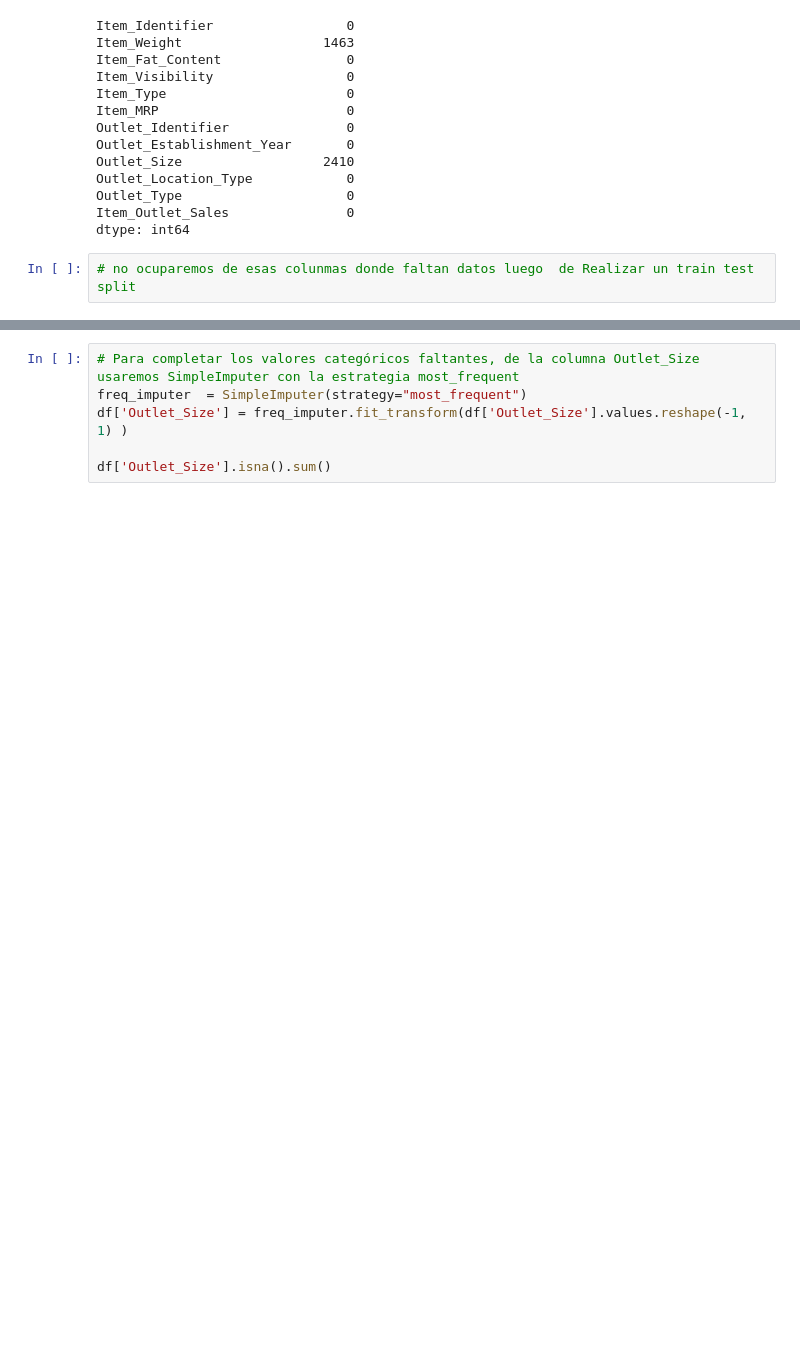
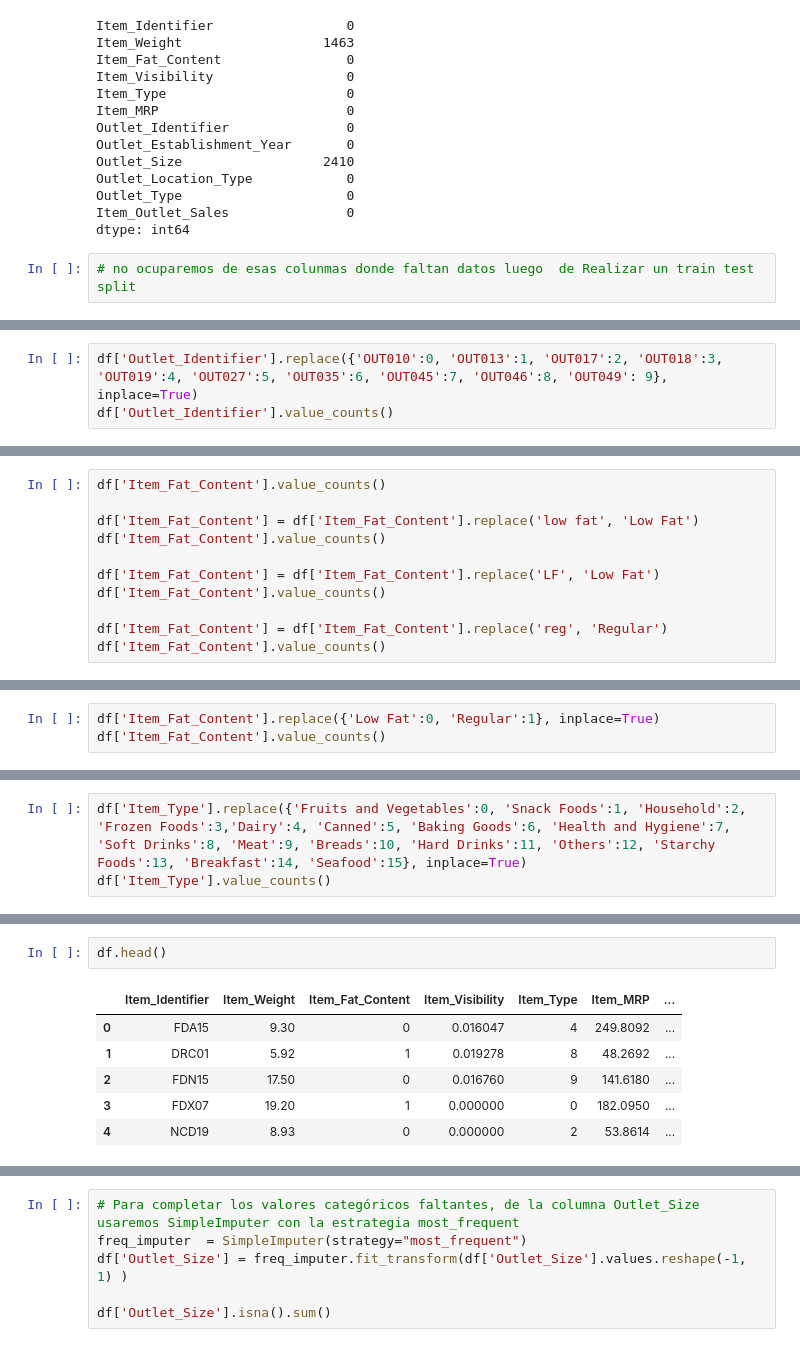
Before and after one commit to cristiank1038/predicciones-ventas-alimenticias, a Jupyter notebook: Actividad_sales_predictions.ipynb, the cells around one changed output, grey strips where cells are left out. Saved outputs shown, nothing was run; the diff lists cells and outputs as text; blank space fills up the shorter version.

```diff
--- a/Actividad_sales_predictions.ipynb
+++ b/Actividad_sales_predictions.ipynb
@@ -545,0 +586,3 @@ df['Item_Weight'].isna().sum()
+# %%
+df['Outlet_Identifier'].replace({'OUT010':0, 'OUT013':1, 'OUT017':2, 'OUT018':3, 'OUT019':4, 'OUT027':5, 'OUT035':6, 'OUT045':7, 'OUT046':8, 'OUT049': 9}, inplace=True)
+df['Outlet_Identifier'].value_counts()
@@ -545,0 +610,11 @@ df['Item_Weight'].isna().sum()
+# %%
+df['Item_Fat_Content'].value_counts()
+
+df['Item_Fat_Content'] = df['Item_Fat_Content'].replace('low fat', 'Low Fat')
+df['Item_Fat_Content'].value_counts()
+
+df['Item_Fat_Content'] = df['Item_Fat_Content'].replace('LF', 'Low Fat')
+df['Item_Fat_Content'].value_counts()
+
+df['Item_Fat_Content'] = df['Item_Fat_Content'].replace('reg', 'Regular')
+df['Item_Fat_Content'].value_counts()
@@ -545,0 +625,3 @@ df['Item_Weight'].isna().sum()
+# %%
+df['Item_Fat_Content'].replace({'Low Fat':0, 'Regular':1}, inplace=True)
+df['Item_Fat_Content'].value_counts()
@@ -545,0 +652,3 @@ df['Item_Weight'].isna().sum()
+# %%
+df['Item_Type'].replace({'Fruits and Vegetables':0, 'Snack Foods':1, 'Household':2, 'Frozen Foods':3,'Dairy':4, 'Canned':5, 'Baking Goods':6, 'Health and Hygiene':7, 'Soft Drinks':8, 'Meat':9, 'Breads':10, 'Hard Drinks':11, 'Others':12, 'Starchy Foods':13, 'Breakfast':14, 'Seafood':15}, inplace=True)
+df['Item_Type'].value_counts()
@@ -545,0 +673,9 @@ df['Item_Weight'].isna().sum()
+# %%
+df.head()
+# %% [output]
+|  | Item_Identifier | Item_Weight | Item_Fat_Content | Item_Visibility | Item_Type | Item_MRP | ... |
+| 0 | FDA15 | 9.30 | 0 | 0.016047 | 4 | 249.8092 | ... |
+| 1 | DRC01 | 5.92 | 1 | 0.019278 | 8 | 48.2692 | ... |
+| 2 | FDN15 | 17.50 | 0 | 0.016760 | 9 | 141.6180 | ... |
+| 3 | FDX07 | 19.20 | 1 | 0.000000 | 0 | 182.0950 | ... |
+| 4 | NCD19 | 8.93 | 0 | 0.000000 | 2 | 53.8614 | ... |
```
Also changed, not shown: parts of 31 cells of this notebook.
